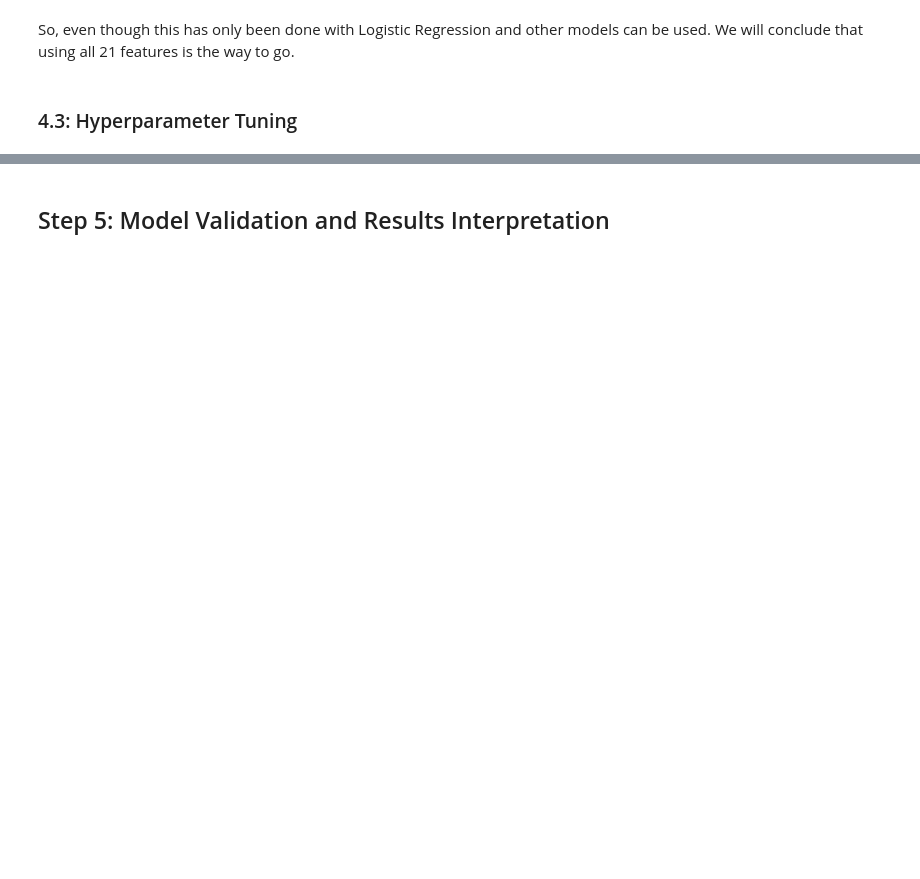
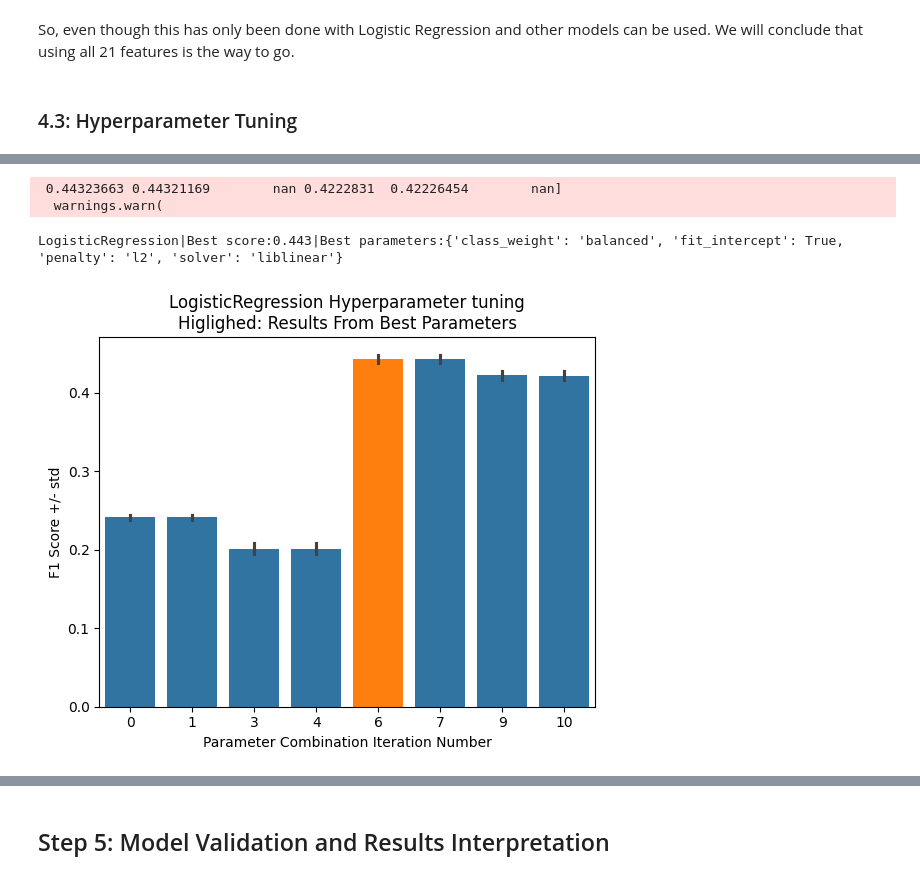
Before and after one commit to edjuaro/DiabetesMLPredictor, a Jupyter notebook: pipeline_draft.ipynb, the cells around one changed output, grey strips where cells are left out. Drawn from its saved outputs; the diff is of its cells as text; code cells hidden in the pictures; blank space fills up the shorter version.

```diff
--- a/pipeline_draft.ipynb
+++ b/pipeline_draft.ipynb
@@ -606,0 +618,16 @@ NameError: name 'pd' is not defined
+# %%
+estimator_name = 'LogisticRegression'
+param_grid = [
+  {'penalty': ['l2','l1','elasticnet'],
+   'solver':['liblinear'], #Only this solver will work here
+   'fit_intercept': [True,False],
+   'class_weight':[None, 'balanced']
+  },
+  ]
+best_lr_estimator,lr_clf = gridsearch(classifier=selected_class[estimator_name],param_grid=param_grid,estimator_name=estimator_name)
+# gs_df =  pd.DataFrame(clf.cv_results_)
+# %% [output]
+ 0.44323663 0.44321169        nan 0.4222831  0.42226454        nan]
+  warnings.warn(
+LogisticRegression|Best score:0.443|Best parameters:{'class_weight': 'balanced', 'fit_intercept': True, 'penalty': 'l2', 'solver': 'liblinear'}
+[figure, added]
```
Also changed, not shown: parts of 39 cells of this notebook, 1 other file.
